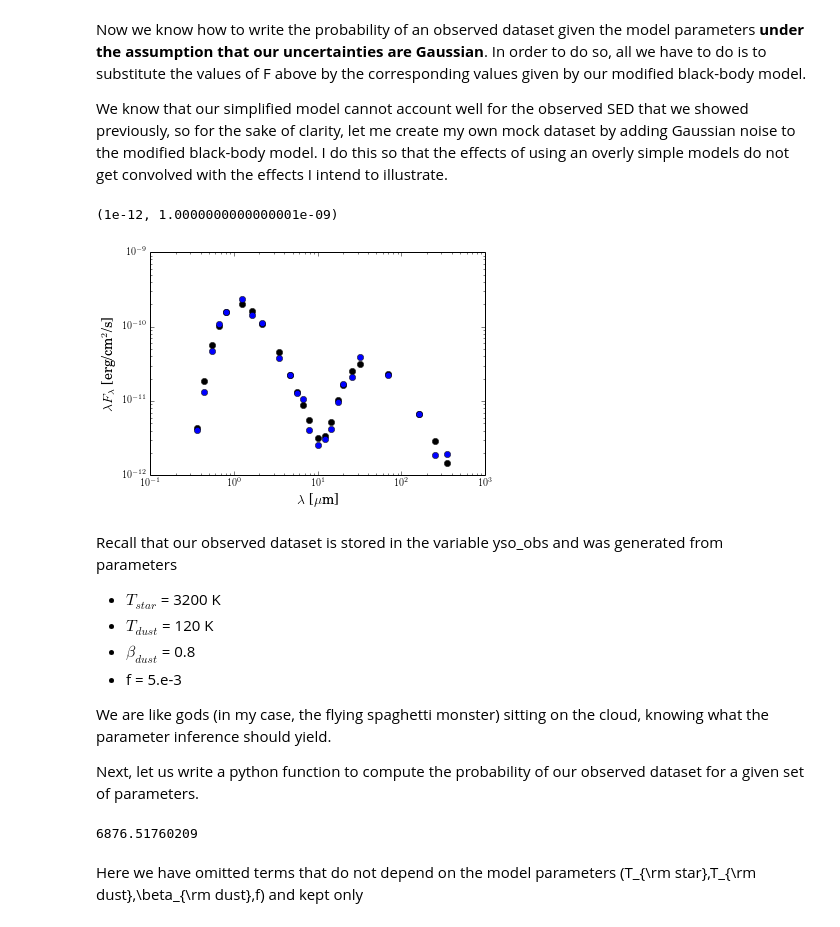
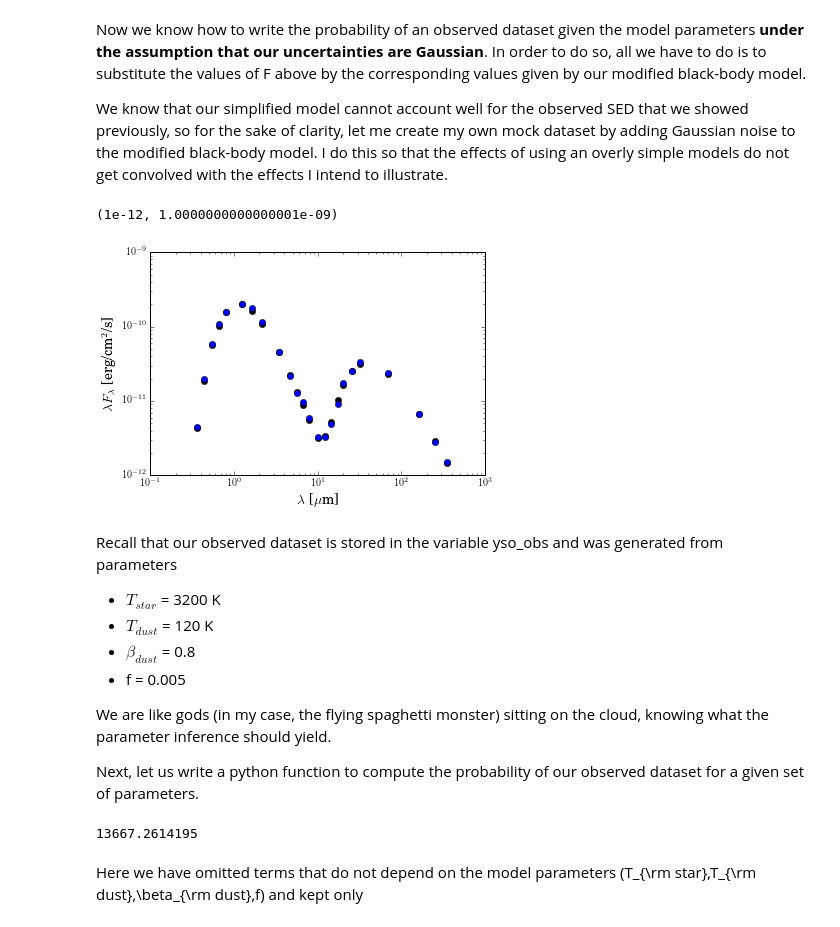
Before and after one commit to luis-sarro/ESAC-Astrostatistics-School-, a Jupyter notebook: ESAC School - Day 1 - Model Fitting.ipynb, the cells around one changed output. Cells and saved outputs as stored; diff of their text form; code cells hidden in the pictures.

```diff
--- a/ESAC School - Day 1 - Model Fitting.ipynb
+++ b/ESAC School - Day 1 - Model Fitting.ipynb
@@ -319,31 +326,31 @@ We know that our simplified model cannot account well for the observed SED that
 # %%
 # compute the synthetic SED from the modified black-body model for
 # the set of parameters previously defined (but you can choose any others)
 synthetic_sed = yso_model_function(lmb,teff_star,teff_dust,beta_dust,f)
 # scale it to match the observed flux (not really needed)
 norm_factor = flux[5] / yso_model_function(lmb[5],teff_star,teff_dust,beta_dust,f)
 synthetic_sed = norm_factor * synthetic_sed
 
 # Then, simulate data observations by adding Gaussian noise
-scalar_uncert = 0.2
+scalar_uncert = 0.05
 yso_obs = np.random.normal(loc=synthetic_sed,scale=scalar_uncert*synthetic_sed)
 
 plt.plot(lmb,synthetic_sed,'ok')
 plt.plot(lmb,yso_obs,'ok',color='b')
 plt.xscale('log')
 plt.yscale('log')
 plt.xlabel(r'$\lambda$ [$\mu$m]',fontsize = 14)
 plt.ylabel(r'$\lambda F_{\lambda}$ [erg/cm$^{2}$/s]',fontsize = 14)
 plt.ylim(1e-12,)
 # %% [output]
 (1e-12, 1.0000000000000001e-09)
-[figure, old version]
+[figure, new version]
 # %% [markdown]
 Recall that our observed dataset is stored in the variable yso_obs and was generated from parameters
 * $T_{star}$ = 3200 K
 * $T_{dust}$ = 120 K
 * $\beta_{dust}$ = 0.8
-* f = 5.e-3
+* f = 0.005
 
 We are like gods (in my case, the flying spaghetti monster) sitting on the cloud, knowing what the parameter inference should yield.
 
@@ -355,7 +362,8 @@ def log_likelihood(theta,lambda_obs,flux_obs,error_obs):
     beta = theta[2]
     f = theta[3]
     flux_model = yso_model_function(lambda_obs,tstar,tdust,beta,f)
-    norm_factor = flux[5]/yso_model_function(lmb[5],teff_star,teff_dust_grid[idx2],beta_dust_grid[idx1],f)
+# The normalization here is hardcoded [TO BE IMPROVED]
+    norm_factor = flux[5]/yso_model_function(lmb[5],tstar,tdust,beta,f)
     flux_model = flux_model * norm_factor
     value = np.sum(((flux_obs - flux_model)/error_obs)**2)
     return value
@@ -364,7 +372,7 @@ theta = [4000,200,0.4,1.0e-3]
 
 print log_likelihood(theta,lmb,yso_obs,yso_obs*scalar_uncert)
 # %% [output]
-6876.51760209
+13667.2614195
 # %% [markdown]
 
 Here we have omitted terms that do not depend on the model parameters (T_{\rm star},T_{\rm dust},\beta_{\rm dust},f) and kept only
```
Also changed, not shown: parts of 20 cells of this notebook.
